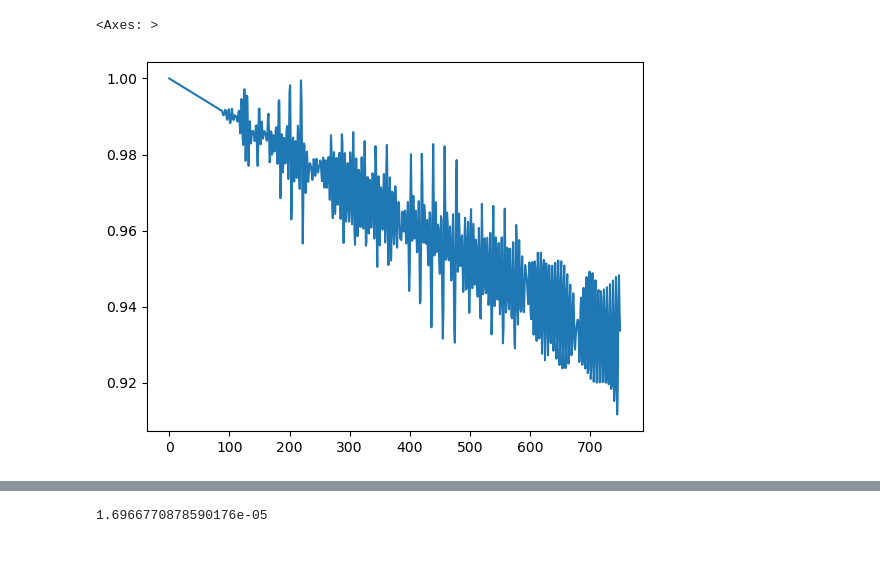
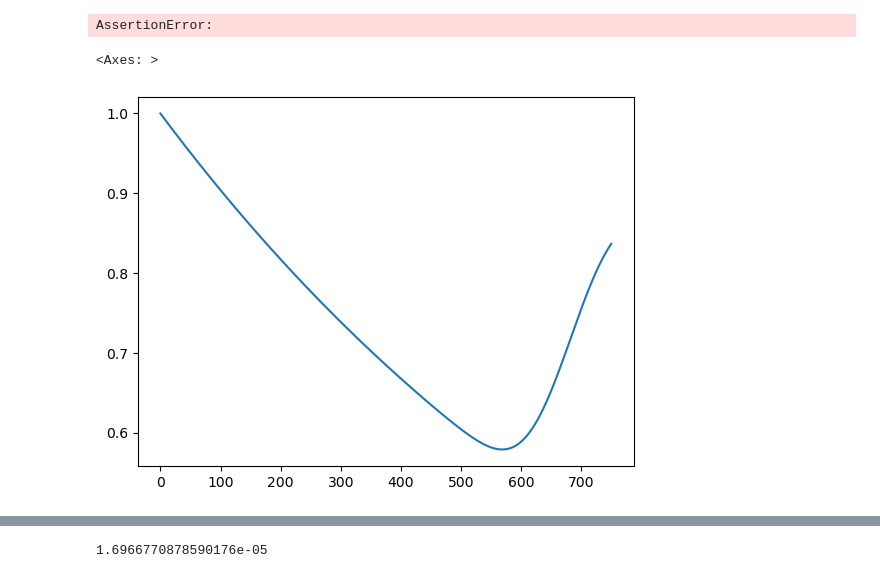
Before and after one commit to monash-emu/summer3proto, a Jupyter notebook: notebooks/sparse_ode.ipynb, the cells around one changed output, grey strips where cells are left out. Cells and saved outputs as stored; diff of their text form; code cells hidden in the pictures.

```diff
--- a/notebooks/sparse_ode.ipynb
+++ b/notebooks/sparse_ode.ipynb
@@ -145,7 +165,8 @@ N = 1024
+# %%
+comp_vals = jnp.ones(N)
+params = jnp.linspace(0.1,0.2,N)
 # %%
-def thing(t, comps, model_data: ModelData):
-
-    params = model_data.params
+def build_model(params):
 
     m = M(N)
     ptable = params#jnp.linspace(params.cr, params.rr, N-1)
@@ -154,10 +175,5 @@ def thing(t, comps, model_data: ModelData):
         m.add_flow(i, i+1, ptable[i])
 
     m.add_flow(N-1, 0, ptable[N-1])
-    #m.add_flow(0, 1, params.cr)# * model_data.seasonal.evaluate(t))
-    #m.add_flow(1, 2, params.rr)
 
-    return m._build_coo_() @ comps
+    return m
-# %%
-comp_vals = jnp.ones(N)
-params = jnp.linspace(0.3,0.4,N)
@@ -164,6 +183,11 @@ params = jnp.linspace(0.3,0.4,N)
+# %%
+jax.make_jaxpr(qthing)(10.0, comp_vals)
+# %% [output]
+AssertionError:
 # %%
 #@jit
 def solve(params):
+    m = build_model(params)
     term = diffrax.ODETerm(thing)
     t0 = 0.0
     t1 = 750.0
@@ -171,7 +195,7 @@ def solve(params):
 
     #seasonal_li = diffrax.LinearInterpolation(mtimes, seasonal(mtimes, params.sscale))
 
-    mdata = ModelData(params, None)#seasonal_li)
+    mdata = m#seasonal_li)
 
     solver = diffrax.Tsit5()
     save_at = diffrax.SaveAt(ts=jnp.linspace(t0,t1,751))
@@ -185,11 +209,11 @@ def solve(params):
 
     return sol
 # %%
-obs = solve(params).ys[:,-1]
+obs = jit(solve)(params).ys[:,-1]
 pd.Series(obs).plot()
 # %% [output]
 <Axes: >
-[figure, old version]
+[figure, new version]
 # %%
 def quality(params):
     sol = solve(params)
```
Also changed, not shown: parts of 38 cells of this notebook, 4 other files.
